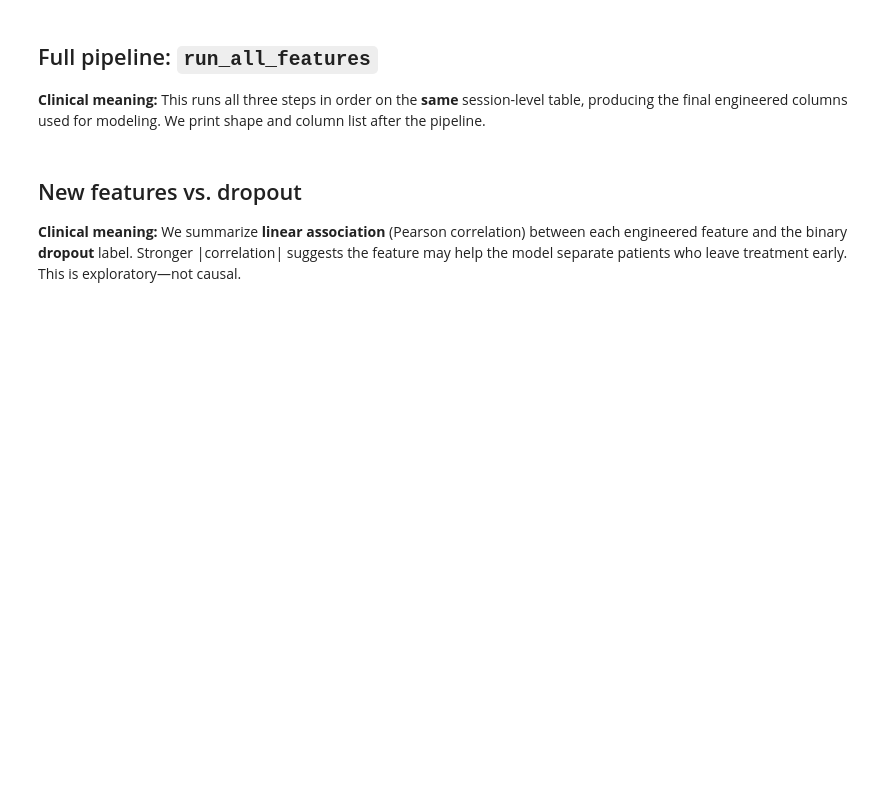
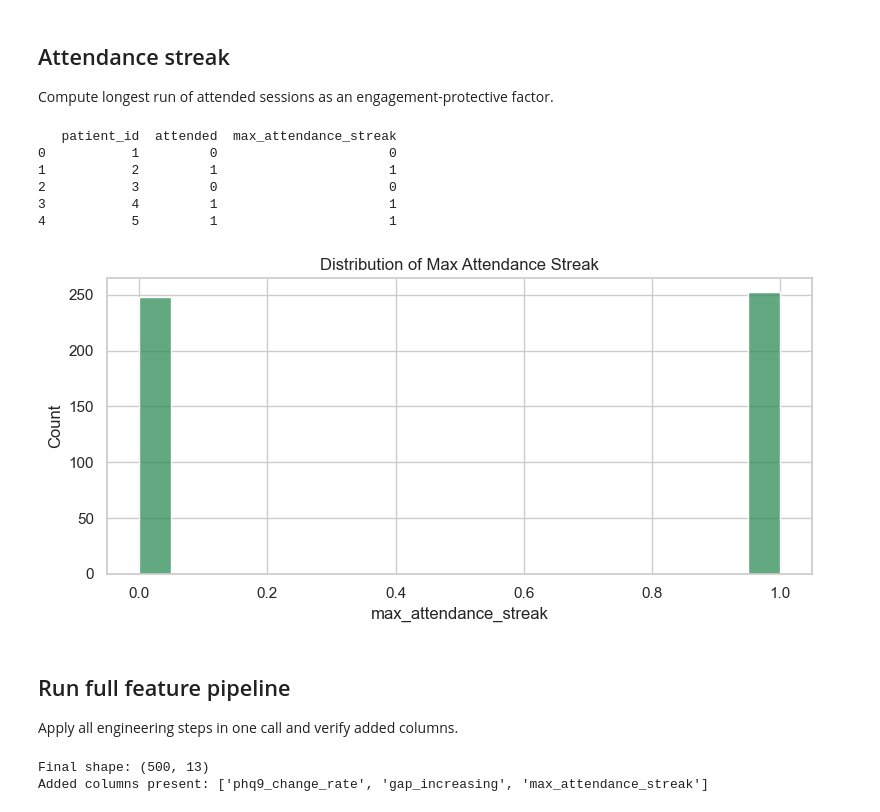
Before and after one commit to samartha04/therapy-dropout-prediction, a Jupyter notebook: notebooks/02_feature_engineering.ipynb, the cells around one changed output. Saved outputs shown, nothing was run; the diff lists cells and outputs as text; code cells hidden in the pictures; blank space fills up the shorter version.

```diff
--- a/notebooks/02_feature_engineering.ipynb
+++ b/notebooks/02_feature_engineering.ipynb
@@ -118,24 +116,34 @@ plt.show()
+# %% [markdown]
+## Attendance streak
+
+Compute longest run of attended sessions as an engagement-protective factor.
 # %%
 df_streak = compute_attendance_streak(df_gap)
-print("Shape after attendance streak feature:", df_streak.shape)
+print(df_streak[["patient_id", "attended", "max_attendance_streak"]].head())
 
-streak_per_patient = df_streak.drop_duplicates("patient_id")["max_attendance_streak"]
-plt.figure(figsize=(8, 5))
-sns.histplot(streak_per_patient, kde=False, bins=range(0, int(streak_per_patient.max()) + 2), color="#0ea5e9")
-plt.title("Distribution of longest attendance streak (sessions)")
+plt.figure(figsize=(8, 4))
+sns.histplot(df_streak["max_attendance_streak"], bins=20, kde=False, color="seagreen")
+plt.title("Distribution of Max Attendance Streak")
 plt.xlabel("max_attendance_streak")
-plt.ylabel("Number of patients")
+plt.ylabel("Count")
 plt.tight_layout()
 plt.show()
+# %% [output]
+   patient_id  attended  max_attendance_streak
+0           1         0                      0
+1           2         1                      1
+2           3         0                      0
+3           4         1                      1
+4           5         1                      1
+[figure, added]
-# %% [markdown]
-## Full pipeline: `run_all_features`
-
-**Clinical meaning:** This runs all three steps in order on the **same** session-level table, producing the final engineered columns used for modeling. We print shape and column list after the pipeline.
+# %% [markdown]
+## Run full feature pipeline
+
+Apply all engineering steps in one call and verify added columns.
 # %%
 df_final = run_all_features(df)
-print("Shape after run_all_features:", df_final.shape)
-print("All columns:", list(df_final.columns))
+print("Final shape:", df_final.shape)
+print("Added columns present:", [c for c in ["phq9_change_rate", "gap_increasing", "max_attendance_streak"] if c in df_final.columns])
+# %% [output]
+Final shape: (500, 13)
+Added columns present: ['phq9_change_rate', 'gap_increasing', 'max_attendance_streak']
-# %% [markdown]
-## New features vs. dropout
-
-**Clinical meaning:** We summarize **linear association** (Pearson correlation) between each engineered feature and the binary **dropout** label. Stronger |correlation| suggests the feature may help the model separate patients who leave treatment early. This is exploratory—not causal.
```
Also changed, not shown: parts of 22 cells of this notebook, 19 other files.
